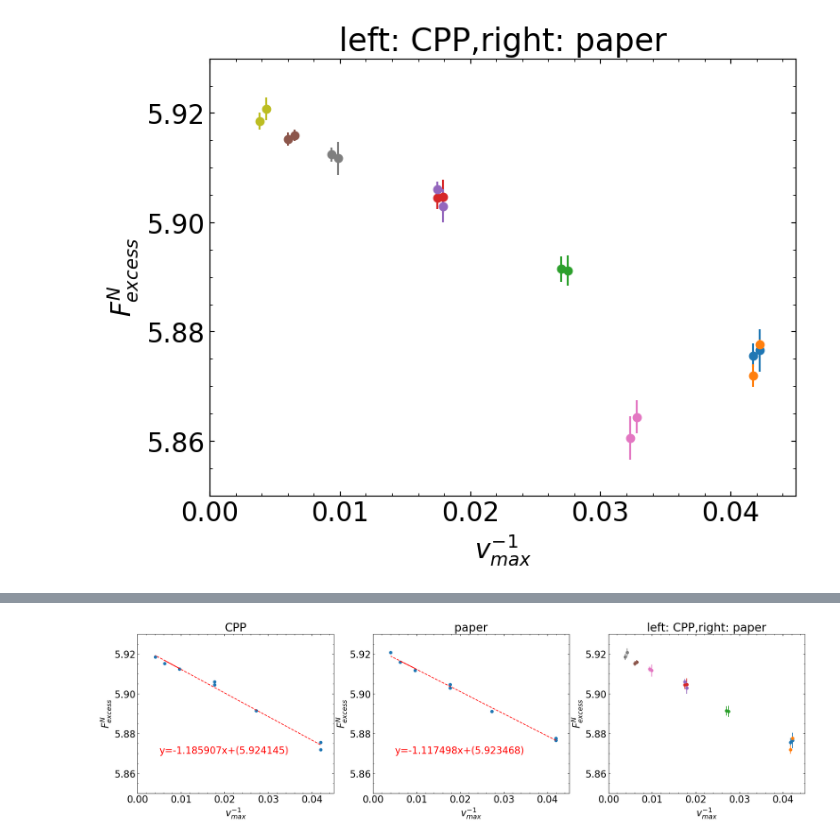
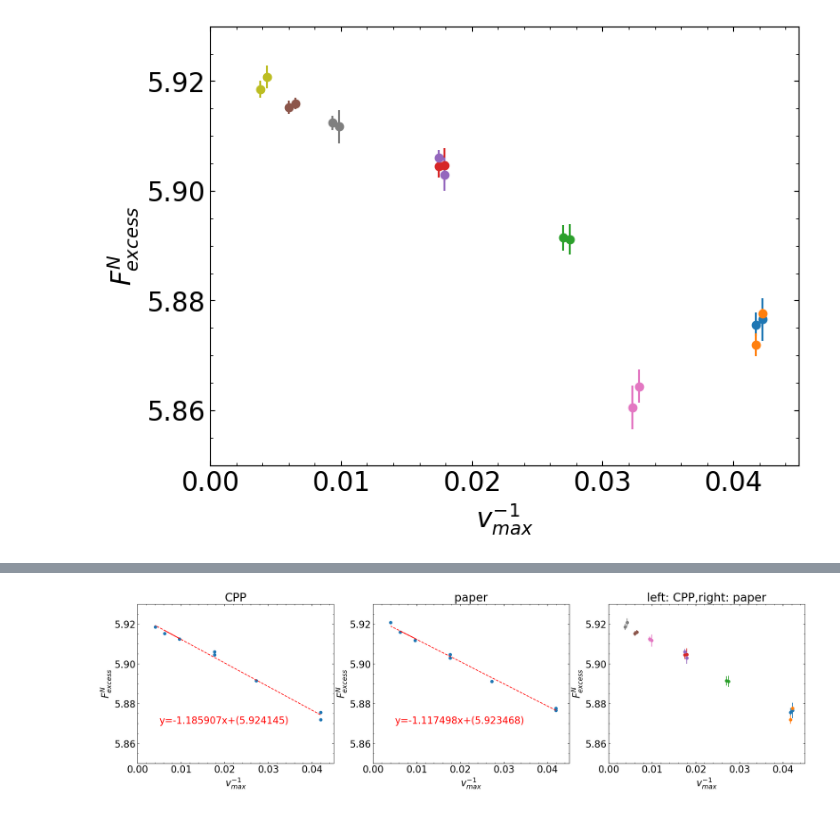
Before and after one commit to Harry-Zhu-45/frenkel-ladd, a Jupyter notebook: FLFE-ploting.ipynb, the cells around one changed output, grey strips where cells are left out. Cells and saved outputs as stored; diff of their text form; code cells hidden in the pictures.

```diff
--- a/FLFE-ploting.ipynb
+++ b/FLFE-ploting.ipynb
@@ -23,7 +23,16 @@ mpl.rcParams["ytick.right"] = True
 mpl.rcParams["legend.markerscale"] = 1
 # %%
 data = pd.read_csv("FLFE-OriginalBox.csv")
-data = data[["lattice_name", "v_max^-1", "CPP F_excess^N", "CPP F_excess^N std", "paper F_excess^N", "paper F_excess^N error"]]
+data = data[
+    [
+        "lattice_name",
+        "v_max^-1",
+        "CPP F_excess^N",
+        "CPP F_excess^N std",
+        "paper F_excess^N",
+        "paper F_excess^N error",
+    ]
+]
 
 data
 # %% [output]
@@ -85,40 +94,52 @@ plt.savefig("FLFE-OriginalBox-paper.svg", bbox_inches="tight", format="svg")
 # FLFE-OriginalBox plot3
 fig, axs = plt.subplots(figsize=(8, 6))
 
-axs.set_title("left: CPP,right: paper")
+# axs.set_title("left: CPP,right: paper")
 axs.set_xlim(0, 0.045)
 axs.set_ylim(5.85, 5.93)
 axs.set_xlabel("$v_{max}^{-1}$")
 axs.set_ylabel("$F_{excess}^{N}$")
 
 # 9 可区分的颜色
-colors = itertools.cycle(["#1f77b4", "#ff7f0e", "#2ca02c", "#d62728", "#9467bd", "#8c564b", "#e377c2", "#7f7f7f", "#bcbd22"])
+colors = itertools.cycle(
+    [
+        "#1f77b4",
+        "#ff7f0e",
+        "#2ca02c",
+        "#d62728",
+        "#9467bd",
+        "#8c564b",
+        "#e377c2",
+        "#7f7f7f",
+        "#bcbd22",
+    ]
+)
 
 delta = np.array(0.00025)
 
 # 按照 lattice 分组，每分别绘制 errorbar
 for lattice in data["lattice_name"].values.tolist():
     axs.errorbar(
         np.array(data[data["lattice_name"] == lattice]["v_max^-1"].values.tolist()) - delta,
         np.array(data[data["lattice_name"] == lattice]["CPP F_excess^N"].values.tolist()),
         yerr=np.array(data[data["lattice_name"] == lattice]["CPP F_excess^N std"].values.tolist()),
         fmt="o",
         color=next(colors),
         label=lattice,
     )
 
 for lattice in data["lattice_name"].values.tolist():
     axs.errorbar(
         np.array(data[data["lattice_name"] == lattice]["v_max^-1"].values.tolist()) + delta,
         data[data["lattice_name"] == lattice]["paper F_excess^N"].values.tolist(),
         yerr=data[data["lattice_name"] == lattice]["paper F_excess^N error"].values.tolist(),
         fmt="o",
         color=next(colors),
     )
 
 
-# plt.legend(loc='lower left')
-# plt.show()
-plt.savefig("FLFE-OriginalBox.svg", bbox_inches="tight", format="svg")
+# plt.legend(loc="lower left")
+plt.show()
+# plt.savefig("FLFE-OriginalBox.svg", bbox_inches="tight", format="svg")
 # %% [output]
-[figure, old version]
+[figure, new version]
```
Also changed, not shown: parts of 7 cells of this notebook.
